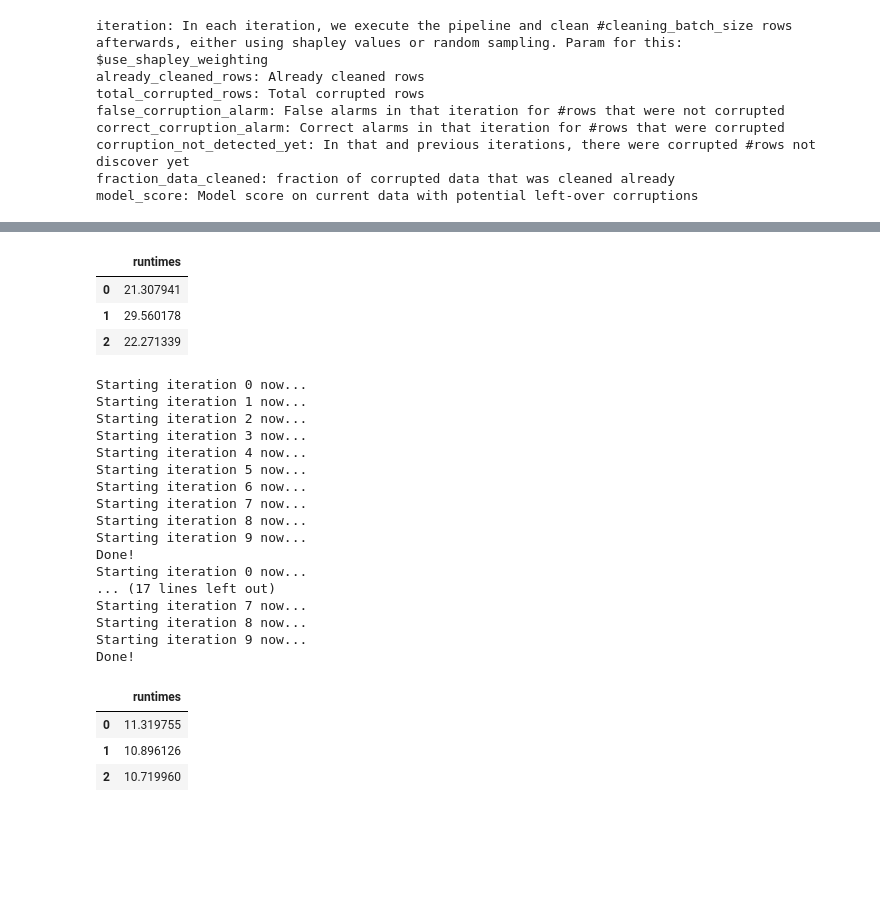
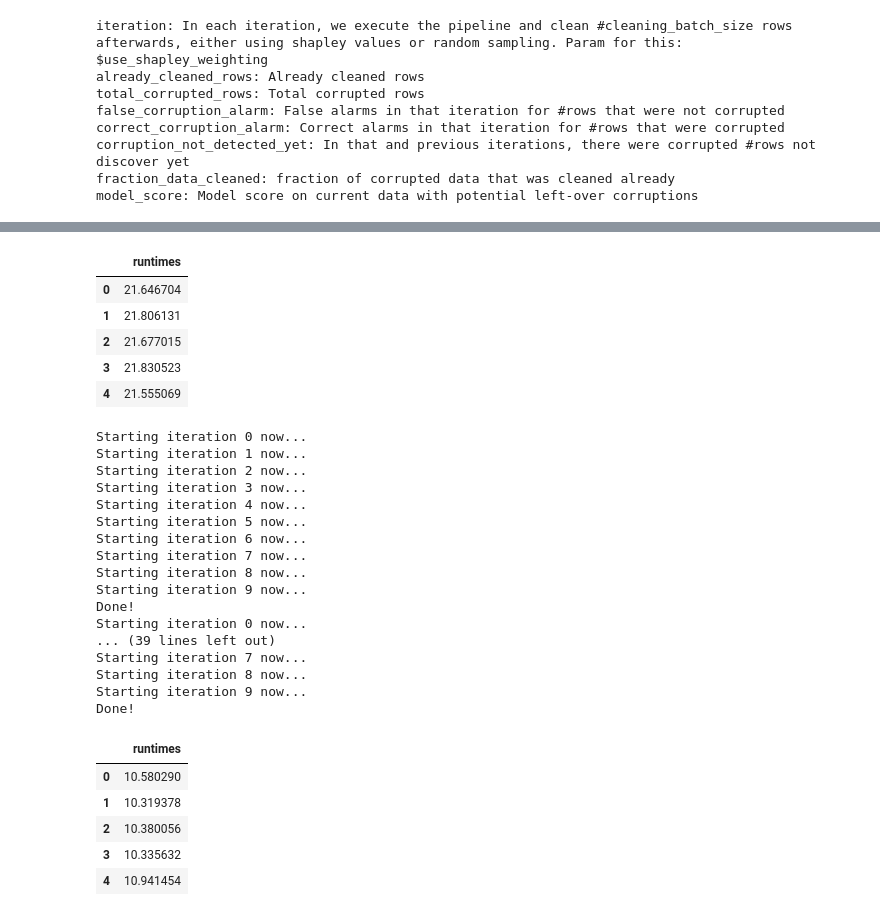
Before and after one commit to stefan-grafberger/deem22-what-if-experiments, a Jupyter notebook: whatif/example_pipelines/shapley_value_experiments.ipynb, the cells around one changed output, grey strips where cells are left out. Saved outputs shown, nothing was run; the diff lists cells and outputs as text; code cells hidden in the pictures; blank space fills up the shorter version.

Commit message:
Finally found source for performance difference between shapley naive and opt

```diff
--- a/whatif/example_pipelines/shapley_value_experiments.ipynb
+++ b/whatif/example_pipelines/shapley_value_experiments.ipynb
@@ -80,4 +80,4 @@ Done!
 # %%
-measure_shapley_naive_exec_time(0.2, 10, True, 10, 50, True, 3)
+measure_shapley_naive_exec_time(0.2, 10, True, 10, 50, True, 5)
 # %% [output]
 Starting iteration 0 now...
@@ -99,10 +99,12 @@ Starting iteration 9 now...
 Done!
 |  | runtimes |
-| 0 | 21.307941 |
-| 1 | 29.560178 |
-| 2 | 22.271339 |
+| 0 | 21.646704 |
+| 1 | 21.806131 |
+| 2 | 21.677015 |
+| 3 | 21.830523 |
+| 4 | 21.555069 |
 # %%
-measure_shapley_naive_exec_time(0.2, 10, True, 10, 50, False, 3)
+measure_shapley_naive_exec_time(0.2, 10, True, 10, 50, False, 5)
 # %% [output]
 Starting iteration 0 now...
 Starting iteration 1 now...
@@ -116,13 +118,15 @@ Starting iteration 8 now...
 Starting iteration 9 now...
 Done!
 Starting iteration 0 now...
-... (17 lines left out)
+... (39 lines left out)
 Starting iteration 7 now...
 Starting iteration 8 now...
 Starting iteration 9 now...
 Done!
 |  | runtimes |
-| 0 | 11.319755 |
-| 1 | 10.896126 |
-| 2 | 10.719960 |
+| 0 | 10.580290 |
+| 1 | 10.319378 |
+| 2 | 10.380056 |
+| 3 | 10.335632 |
+| 4 | 10.941454 |
 # %%
```
Also changed, not shown: parts of 11 cells of this notebook, 7 other files.
